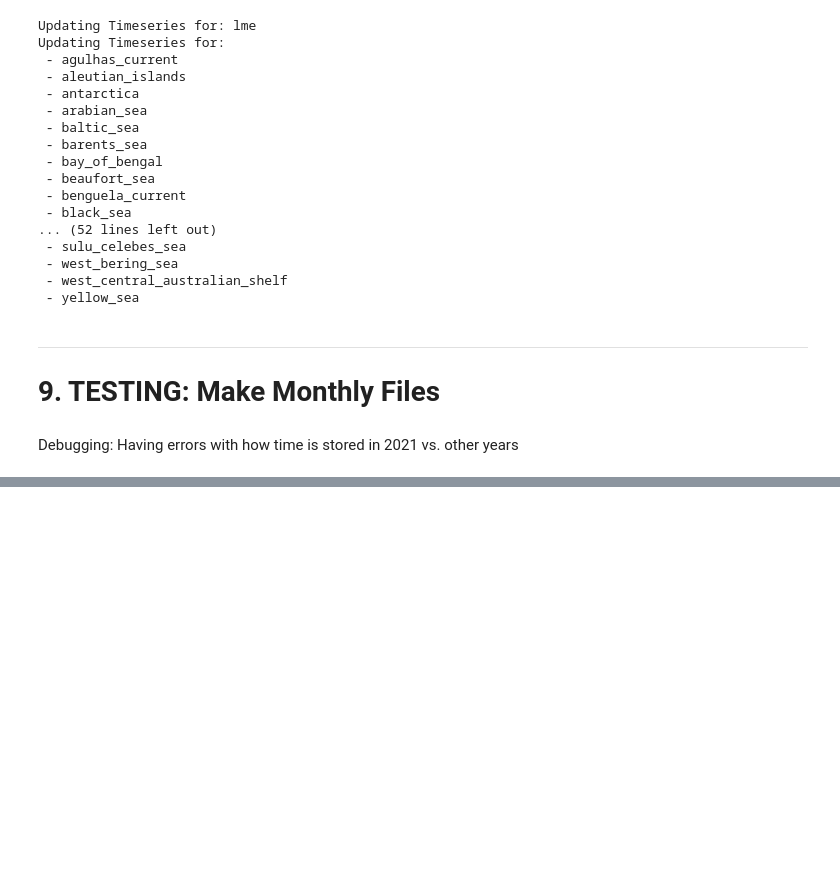
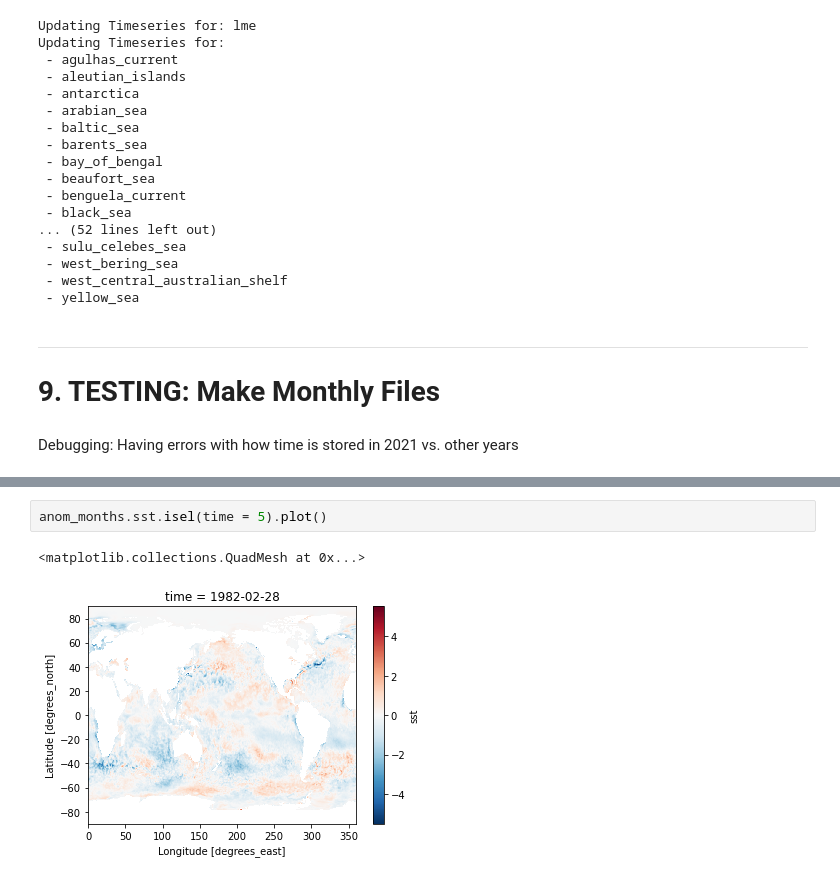
Before and after one commit to adamkemberling/oisst_mainstays, a Jupyter notebook: notebooks/Update_00_All_Products_Update.ipynb, the cells around one changed output, grey strips where cells are left out. Saved outputs shown, nothing was run; the diff lists cells and outputs as text; blank space fills up the shorter version.

```diff
--- a/notebooks/Update_00_All_Products_Update.ipynb
+++ b/notebooks/Update_00_All_Products_Update.ipynb
@@ -308,0 +260,5 @@ To avoid creating the large chunks, set the option
+# %%
+anom_months.sst.isel(time = 5).plot()
+# %% [output]
+<matplotlib.collections.QuadMesh at 0x...>
+[figure, added]
```
Also changed, not shown: parts of 13 cells of this notebook, 2 other files.
